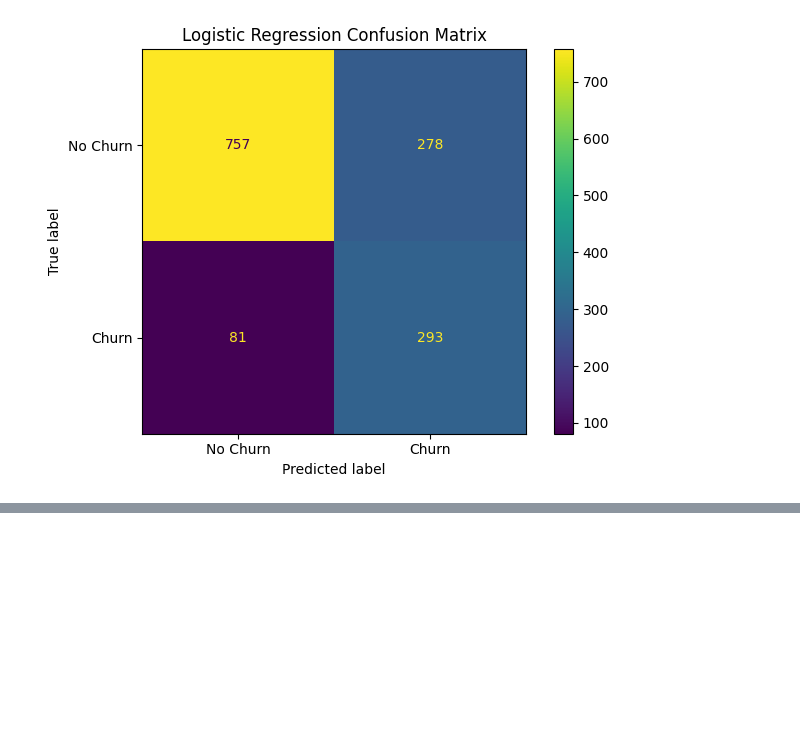
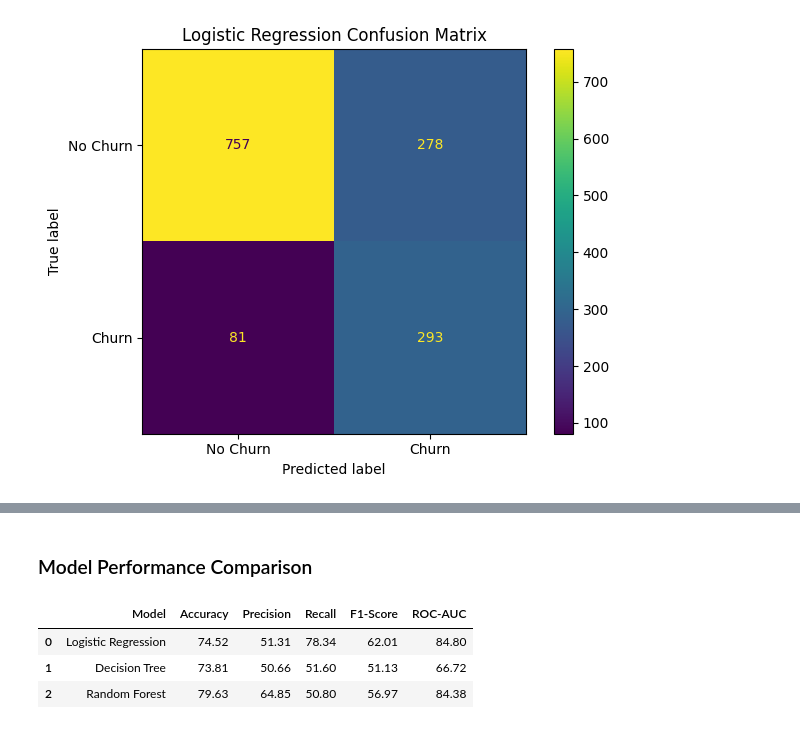
Before and after one commit to AchalaSharma/churn-prediction-project, a Jupyter notebook: notebooks/01_Data_Understanding_and_Initial_EDA.ipynb, the cells around one changed output, grey strips where cells are left out. Drawn from its saved outputs; the diff is of its cells as text; code cells hidden in the pictures; blank space fills up the shorter version.

Commit message:
feat: add initial exploratory data analysis notebook for customer churn dataset

```diff
--- a/notebooks/01_Data_Understanding_and_Initial_EDA.ipynb
+++ b/notebooks/01_Data_Understanding_and_Initial_EDA.ipynb
@@ -1744,0 +1871,16 @@ Confusion Matrix:
+# %%
+# Generate Random Forest predictions
+
+rf_y_pred = random_forest_model.predict(X_test_processed)
+
+rf_y_pred_proba = random_forest_model.predict_proba(
+    X_test_processed
+)[:, 1]
+
+print("Random Forest predictions generated successfully.")
+
+print("\nSample predicted classes:")
+print(rf_y_pred[:10])
+
+print("\nSample churn probabilities:")
+print(rf_y_pred_proba[:10].round(4))
@@ -1744,0 +1936,59 @@ Confusion Matrix:
+# %% [markdown]
+### Model Performance Comparison
+# %%
+# Create model comparison dataframe
+
+model_results = pd.DataFrame({
+    'Model': [
+        'Logistic Regression',
+        'Decision Tree',
+        'Random Forest'
+    ],
+    'Accuracy': [
+        logistic_accuracy,
+        dt_accuracy,
+        rf_accuracy
+    ],
+    'Precision': [
+        logistic_precision,
+        dt_precision,
+        rf_precision
+    ],
+    'Recall': [
+        logistic_recall,
+        dt_recall,
+        rf_recall
+    ],
+    'F1-Score': [
+        logistic_f1,
+        dt_f1,
+        rf_f1
+    ],
+    'ROC-AUC': [
+        logistic_roc_auc,
+        dt_roc_auc,
+        rf_roc_auc
+    ]
+})
+
+# Display results as percentages
+model_results_display = model_results.copy()
+
+metric_columns = [
+    'Accuracy',
+    'Precision',
+    'Recall',
+    'F1-Score',
+    'ROC-AUC'
+]
+
+model_results_display[metric_columns] = (
+    model_results_display[metric_columns] * 100
+).round(2)
+
+model_results_display
+# %% [output]
+|  | Model | Accuracy | Precision | Recall | F1-Score | ROC-AUC |
+| 0 | Logistic Regression | 74.52 | 51.31 | 78.34 | 62.01 | 84.80 |
+| 1 | Decision Tree | 73.81 | 50.66 | 51.60 | 51.13 | 66.72 |
+| 2 | Random Forest | 79.63 | 64.85 | 50.80 | 56.97 | 84.38 |
```
Also changed, not shown: parts of 12 cells of this notebook.
